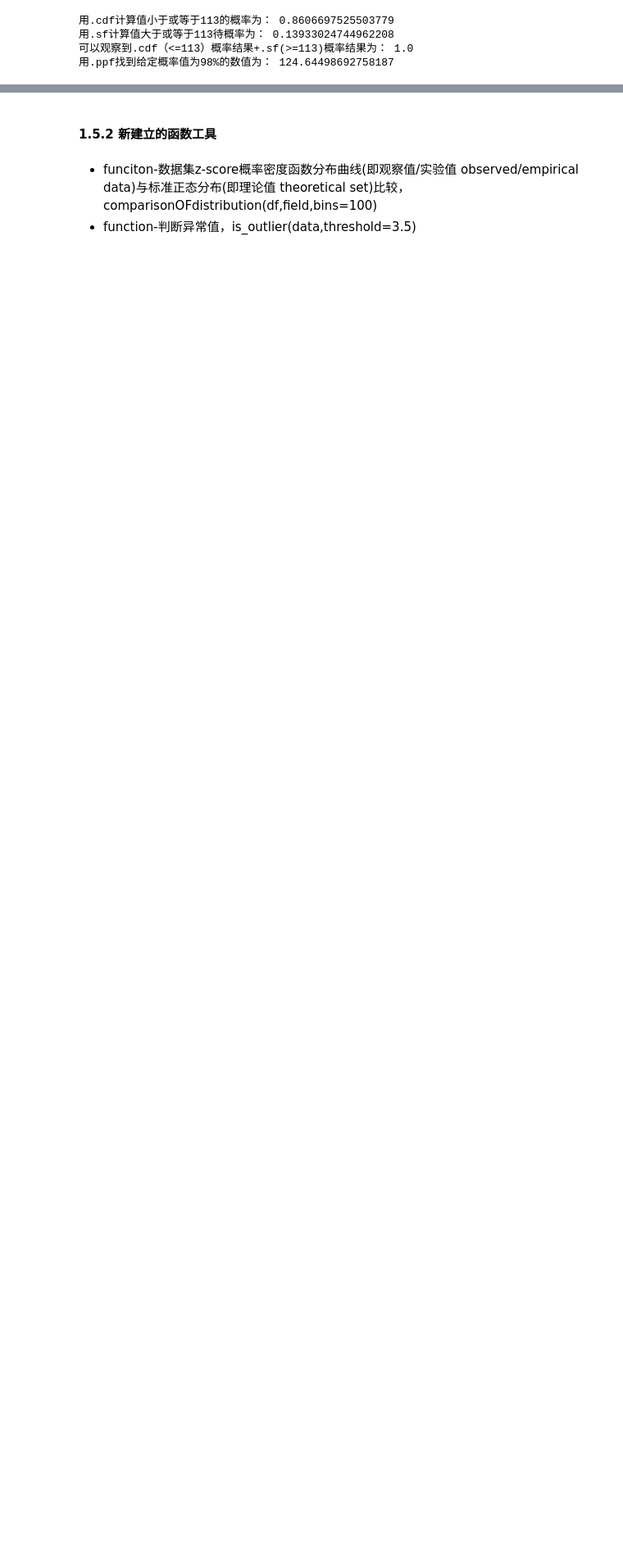
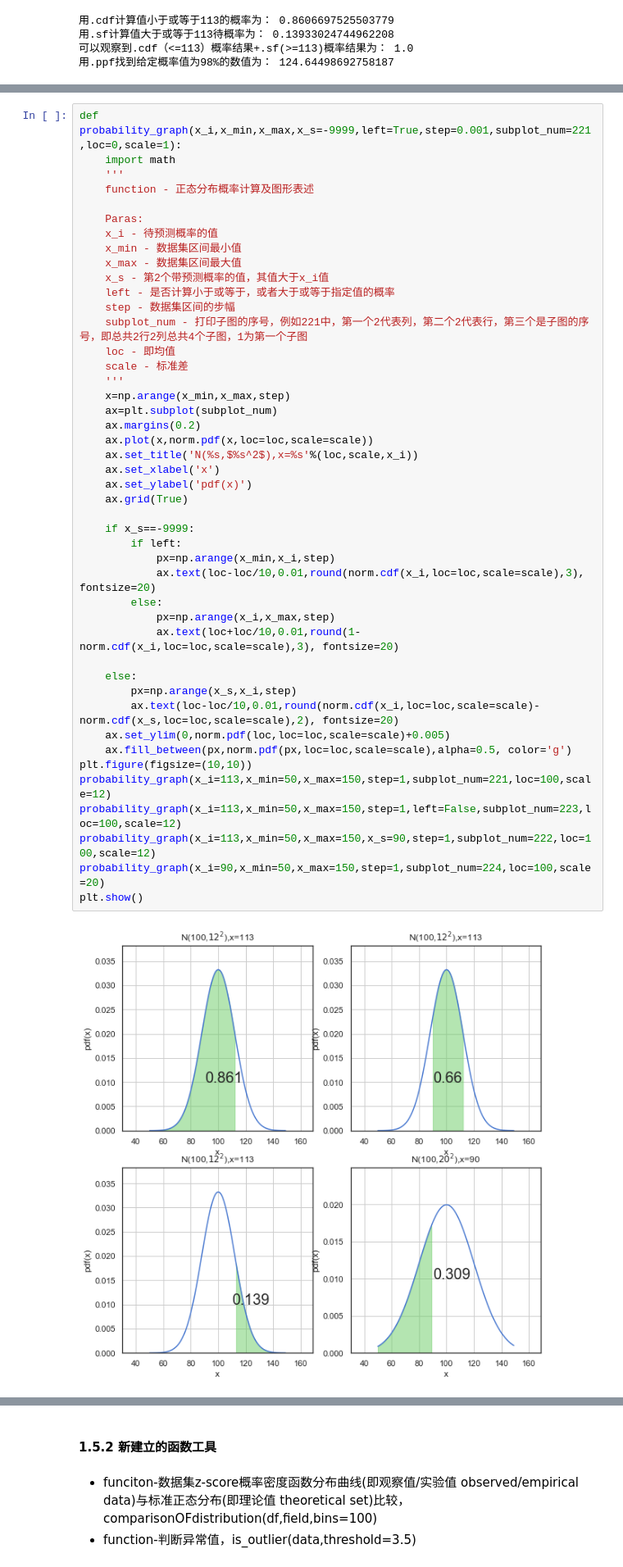
Before and after one commit to Weijun-H/Urban-Spatial-Data-Analysis_python, a Jupyter notebook: notebook/BaiduMapPOIcollection_ipynb/probability_andThe_groupSpacing_of_priceChanges.ipynb, the cells around one changed output, grey strips where cells are left out. Shown: that part at 82% size. Cells and saved outputs as stored; diff of their text form; blank space fills up the shorter version.

```diff
--- a/notebook/BaiduMapPOIcollection_ipynb/probability_andThe_groupSpacing_of_priceChanges.ipynb
+++ b/notebook/BaiduMapPOIcollection_ipynb/probability_andThe_groupSpacing_of_priceChanges.ipynb
@@ -326,3 +322,50 @@ array([-3.09023231,  0.        ,  3.09023231])
+# %%
+def probability_graph(x_i,x_min,x_max,x_s=-9999,left=True,step=0.001,subplot_num=221,loc=0,scale=1):
+    import math
+    '''
+    function - 正态分布概率计算及图形表述
+
+    Paras:
+    x_i - 待预测概率的值
+    x_min - 数据集区间最小值
+    x_max - 数据集区间最大值
+    x_s - 第2个带预测概率的值，其值大于x_i值
+    left - 是否计算小于或等于，或者大于或等于指定值的概率
+    step - 数据集区间的步幅
+    subplot_num - 打印子图的序号，例如221中，第一个2代表列，第二个2代表行，第三个是子图的序号，即总共2行2列总共4个子图，1为第一个子图
+    loc - 即均值
+    scale - 标准差
+    '''
+    x=np.arange(x_min,x_max,step)
+    ax=plt.subplot(subplot_num)
+    ax.margins(0.2)
+    ax.plot(x,norm.pdf(x,loc=loc,scale=scale))
+    ax.set_title('N(%s,$%s^2$),x=%s'%(loc,scale,x_i))
+    ax.set_xlabel('x')
+    ax.set_ylabel('pdf(x)')
+    ax.grid(True)
+
+    if x_s==-9999:
+        if left:
+            px=np.arange(x_min,x_i,step)
+            ax.text(loc-loc/10,0.01,round(norm.cdf(x_i,loc=loc,scale=scale),3), fontsize=20)
+        else:
+            px=np.arange(x_i,x_max,step)
+            ax.text(loc+loc/10,0.01,round(1-norm.cdf(x_i,loc=loc,scale=scale),3), fontsize=20)
+
+    else:
+        px=np.arange(x_s,x_i,step)
+        ax.text(loc-loc/10,0.01,round(norm.cdf(x_i,loc=loc,scale=scale)-norm.cdf(x_s,loc=loc,scale=scale),2), fontsize=20)
+    ax.set_ylim(0,norm.pdf(loc,loc=loc,scale=scale)+0.005)
+    ax.fill_between(px,norm.pdf(px,loc=loc,scale=scale),alpha=0.5, color='g')
+plt.figure(figsize=(10,10))
+probability_graph(x_i=113,x_min=50,x_max=150,step=1,subplot_num=221,loc=100,scale=12)
+probability_graph(x_i=113,x_min=50,x_max=150,step=1,left=False,subplot_num=223,loc=100,scale=12)
+probability_graph(x_i=113,x_min=50,x_max=150,x_s=90,step=1,subplot_num=222,loc=100,scale=12)
+probability_graph(x_i=90,x_min=50,x_max=150,step=1,subplot_num=224,loc=100,scale=20)
+plt.show()
+# %% [output]
+[figure, added]
 # %% [markdown]
 ### 1.2 要点
 #### 1.2.1 数据处理技术
```
Also changed, not shown: parts of 9 cells of this notebook, 3 other files.
